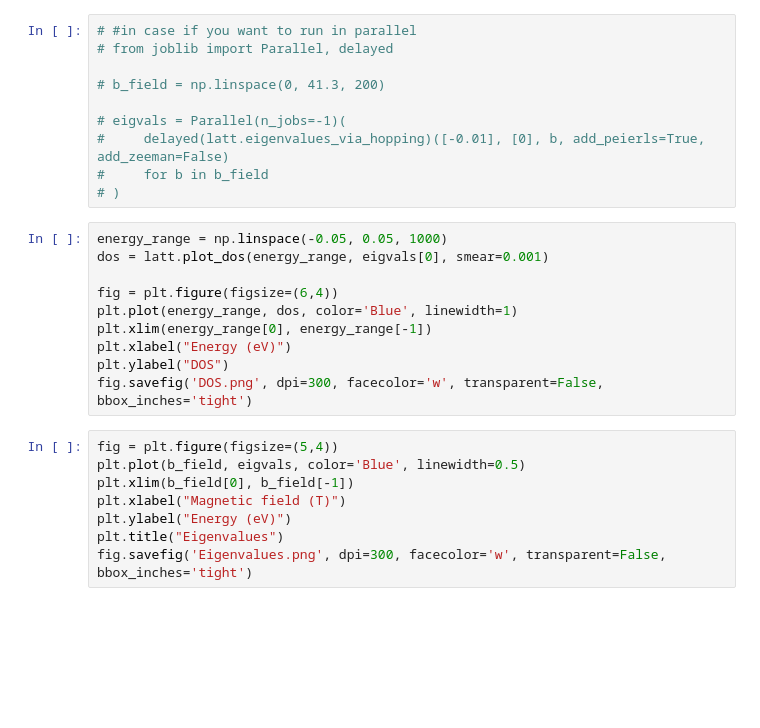
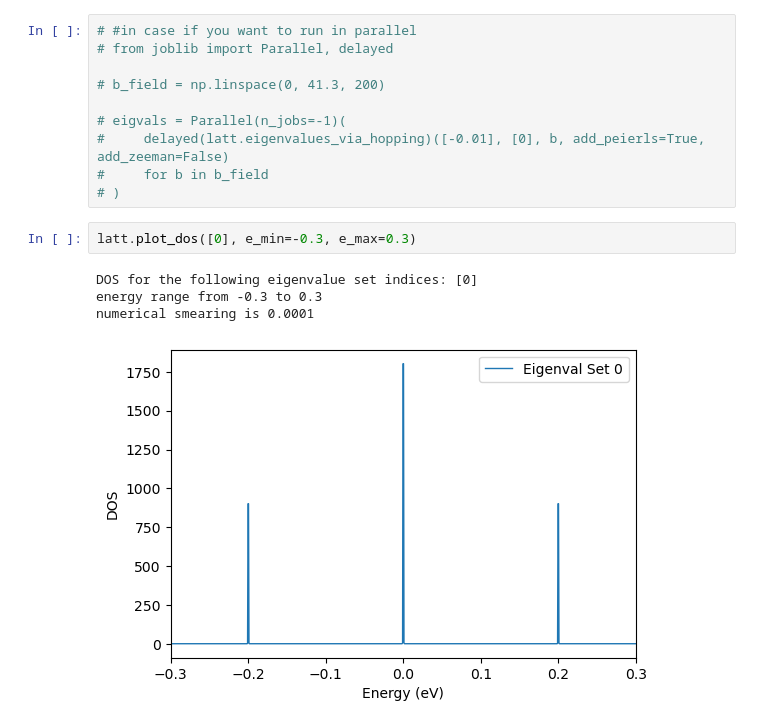
Before and after one commit to danis-b/HB_lattice, a Jupyter notebook: HB_plot.ipynb, the cells around one changed output. Cells and saved outputs as stored; diff of their text form; blank space fills up the shorter version.

```diff
--- a/HB_plot.ipynb
+++ b/HB_plot.ipynb
@@ -26,21 +33,10 @@ for b in b_field:
 #     delayed(latt.eigenvalues_via_hopping)([-0.01], [0], b, add_peierls=True, add_zeeman=False)
 #     for b in b_field
 # )
-# %%
-energy_range = np.linspace(-0.05, 0.05, 1000)
-dos = latt.plot_dos(energy_range, eigvals[0], smear=0.001)
-
-fig = plt.figure(figsize=(6,4))
-plt.plot(energy_range, dos, color='Blue', linewidth=1)
-plt.xlim(energy_range[0], energy_range[-1])
-plt.xlabel("Energy (eV)")
-plt.ylabel("DOS")
-fig.savefig('DOS.png', dpi=300, facecolor='w', transparent=False, bbox_inches='tight')
-# %%
-fig = plt.figure(figsize=(5,4))
-plt.plot(b_field, eigvals, color='Blue', linewidth=0.5)
-plt.xlim(b_field[0], b_field[-1])
-plt.xlabel("Magnetic field (T)")
-plt.ylabel("Energy (eV)")
-plt.title("Eigenvalues")
-fig.savefig('Eigenvalues.png', dpi=300, facecolor='w', transparent=False, bbox_inches='tight')
+# %%
+latt.plot_dos([0], e_min=-0.3, e_max=0.3)
+# %% [output]
+DOS for the following eigenvalue set indices: [0]
+energy range from -0.3 to 0.3
+numerical smearing is 0.0001
+[figure, added]
```
Also changed, not shown: parts of 4 cells of this notebook, 1 other file.
